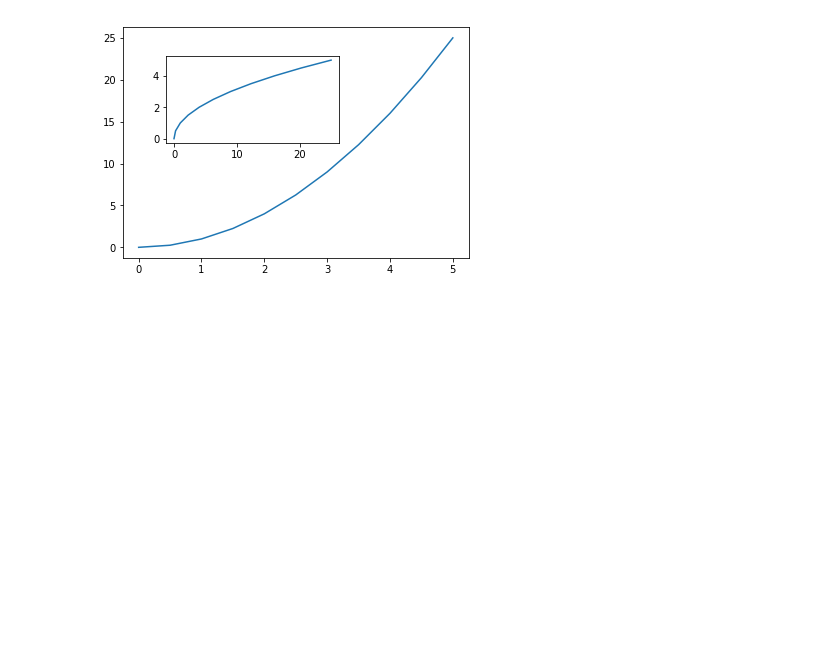
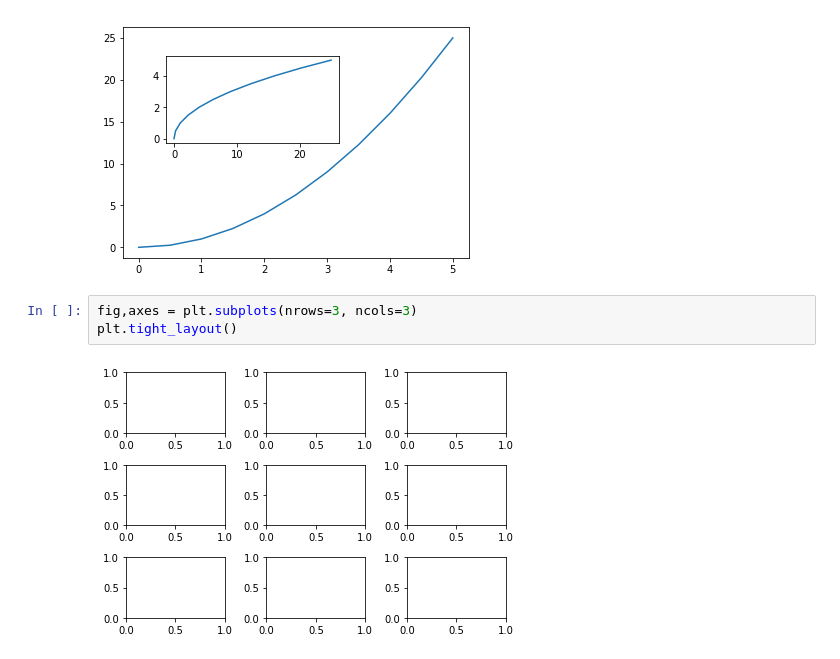
Before and after one commit to data-science-tsb/python-libraries, a Jupyter notebook: pandas/MatplotlibIntro.ipynb, the cells around one changed output. Cells and saved outputs as stored; diff of their text form; blank space fills up the shorter version.

Commit message:
matplotlib subplots

```diff
--- a/pandas/MatplotlibIntro.ipynb
+++ b/pandas/MatplotlibIntro.ipynb
@@ -49,3 +49,8 @@ axes2.plot(y,x)
 # %% [output]
 [<matplotlib.lines.Line2D at 0x...>]
 [figure]
+# %%
+fig,axes = plt.subplots(nrows=3, ncols=3)
+plt.tight_layout()
+# %% [output]
+[figure, added]
```
